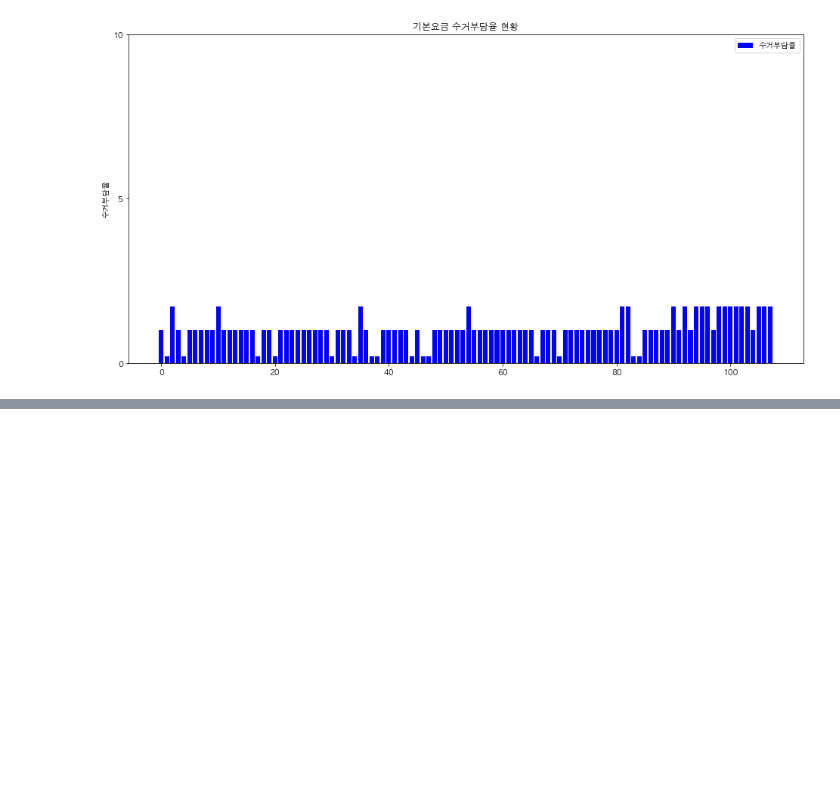
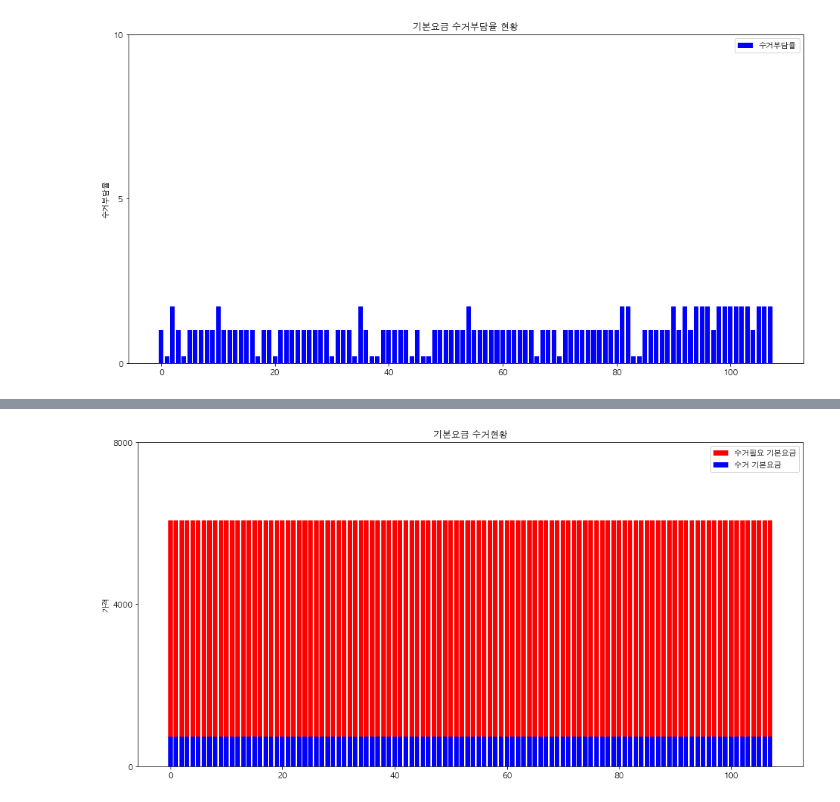
Before and after one commit to formegusto/what-is-public-fee, a Jupyter notebook: pt4.형평성의 문제.ipynb, the cells around one changed output, grey strips where cells are left out. Drawn from its saved outputs; the diff is of its cells as text; code cells hidden in the pictures; blank space fills up the shorter version.

```diff
--- a/pt4.형평성의 문제.ipynb
+++ b/pt4.형평성의 문제.ipynb
@@ -131,0 +136,5 @@ plt.show()
+# %%
+equity_month_df = month_df.copy()
+equity_month_df['usage (kWh)'] = 150
+
+equity_month_df.head(10)
@@ -131,0 +153,33 @@ plt.show()
+# %%
+basic_col_burden = list()
+basic_col = list()
+now_apt_step = 0
+APT_mean = round(APT / len(equity_month_df))
+
+for step,_ in enumerate(fee):
+    if APT_mean < _[1]:
+        now_apt_step = step
+        break
+
+for usage in equity_month_df['usage (kWh)']:
+    _basic = 0
+    for _ in fee:
+        if usage < _[1]:
+            _basic = _[2]
+            basic_col_burden.append(fee[now_apt_step][2] / _basic)
+            basic_col.append(_basic)
+            break
+# %%
+plt.figure(figsize=(16,8))
+
+plt.bar(range(len(equity_month_df)),fee[now_apt_step][2], label='수거필요 기본요금', color='r')
+plt.bar(range(len(equity_month_df)),basic_col, label='수거 기본요금', color='b')
+
+plt.title("기본요금 수거현황")
+plt.legend()
+plt.yticks([0, 4000, 8000])
+plt.ylabel("가격")
+
+plt.show()
+# %% [output]
+[figure, added]
```
Also changed, not shown: parts of 18 cells of this notebook.
